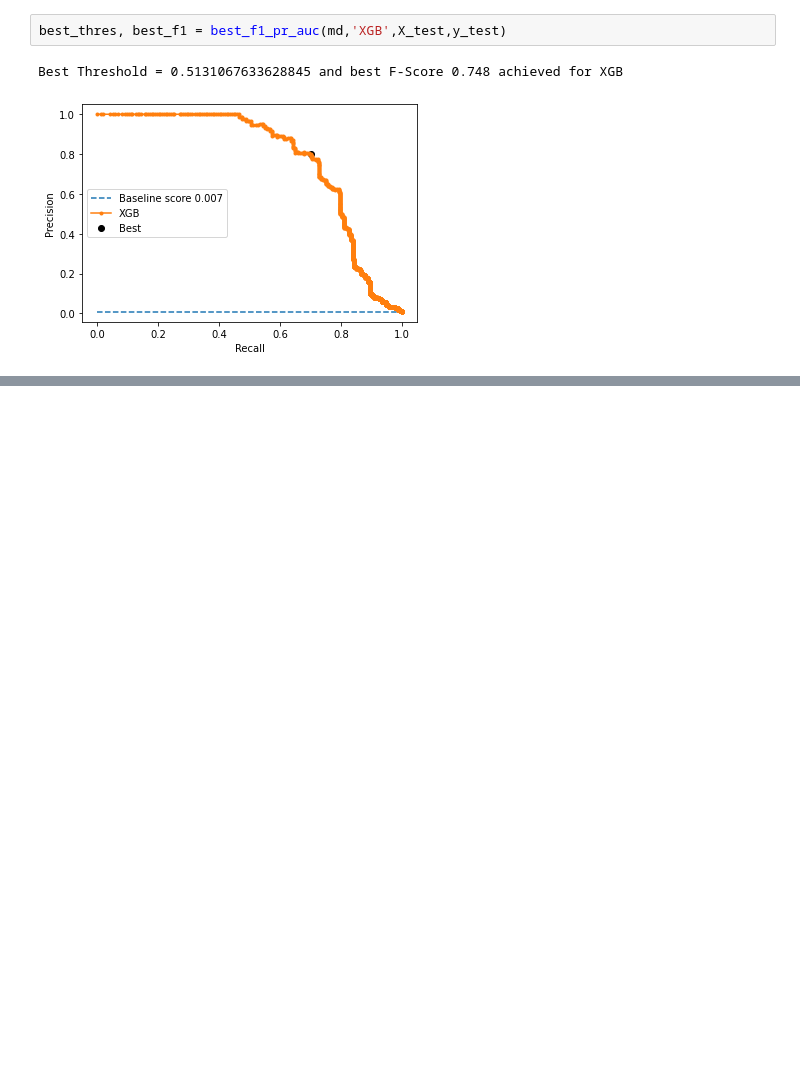
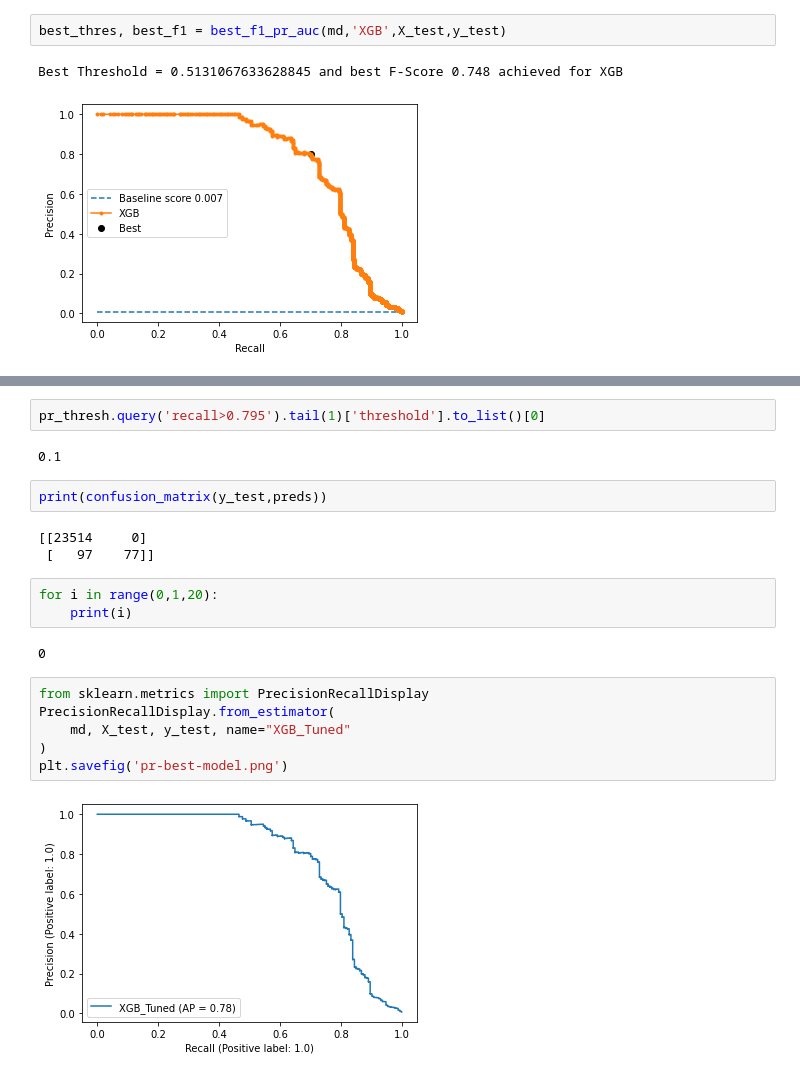
Before and after one commit to yash-td/Fraud-Detection, a Jupyter notebook: fraud-detection.ipynb, the cells around one changed output, grey strips where cells are left out. Drawn from its saved outputs; the diff is of its cells as text; blank space fills up the shorter version.

```diff
--- a/fraud-detection.ipynb
+++ b/fraud-detection.ipynb
@@ -450,0 +482,22 @@ Best Threshold = 0.5131067633628845 and best F-Score 0.748 achieved for XGB
+# %%
+pr_thresh.query('recall>0.795').tail(1)['threshold'].to_list()[0]
+# %% [output]
+0.1
+# %%
+print(confusion_matrix(y_test,preds))
+# %% [output]
+[[23514     0]
+ [   97    77]]
+# %%
+for i in range(0,1,20):
+    print(i)
+# %% [output]
+0
+# %%
+from sklearn.metrics import PrecisionRecallDisplay
+PrecisionRecallDisplay.from_estimator(
+    md, X_test, y_test, name="XGB_Tuned"
+)
+plt.savefig('pr-best-model.png')
+# %% [output]
+[figure, added]
```
Also changed, not shown: parts of 7 cells of this notebook, 20 other files.
